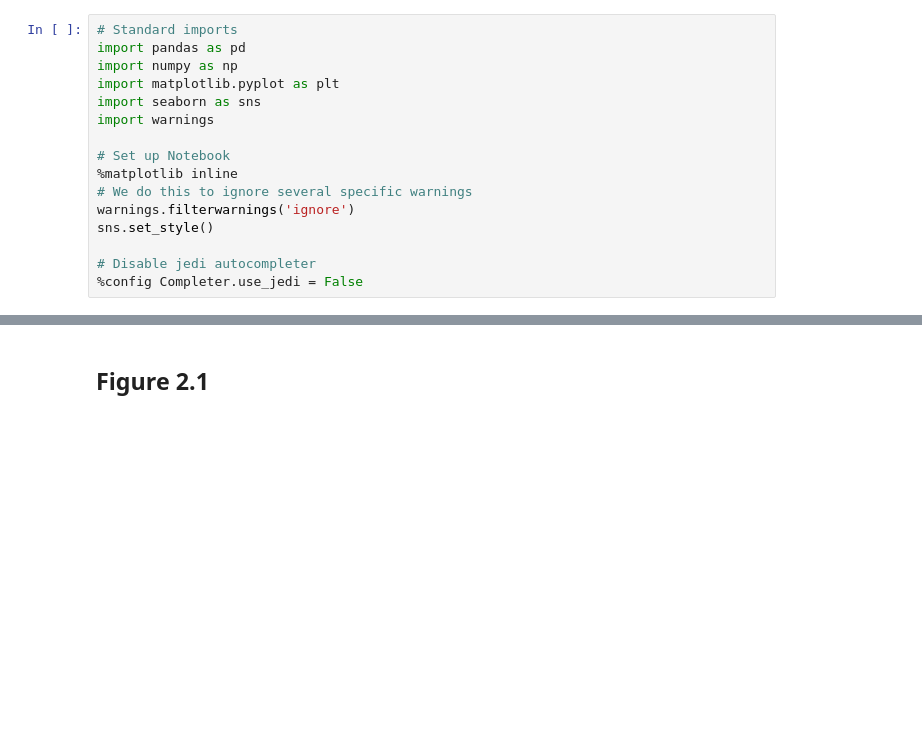
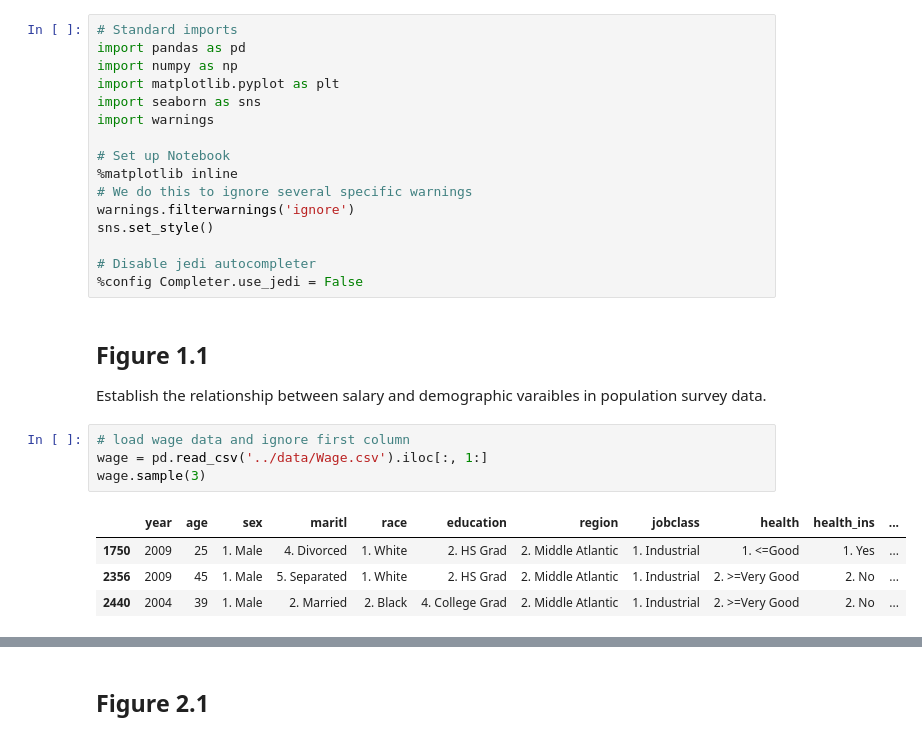
Before and after one commit to skacem/An-Introduction-to-Statistical-Learning, a Jupyter notebook: Chapter_1_and_2/Figures_and_Examples.ipynb, the cells around one changed output, grey strips where cells are left out. Cells and saved outputs as stored; diff of their text form; blank space fills up the shorter version.

```diff
--- a/Chapter_1_and_2/Figures_and_Examples.ipynb
+++ b/Chapter_1_and_2/Figures_and_Examples.ipynb
@@ -14,3 +14,16 @@ sns.set_style()
 
 # Disable jedi autocompleter
 %config Completer.use_jedi = False
+# %% [markdown]
+## Figure 1.1
+
+Establish the relationship between salary and demographic varaibles in population survey data.
+# %%
+# load wage data and ignore first column
+wage = pd.read_csv('../data/Wage.csv').iloc[:, 1:]
+wage.sample(3)
+# %% [output]
+|  | year | age | sex | maritl | race | education | region | jobclass | health | health_ins | ... |
+| 1750 | 2009 | 25 | 1. Male | 4. Divorced | 1. White | 2. HS Grad | 2. Middle Atlantic | 1. Industrial | 1. <=Good | 1. Yes | ... |
+| 2356 | 2009 | 45 | 1. Male | 5. Separated | 1. White | 2. HS Grad | 2. Middle Atlantic | 1. Industrial | 2. >=Very Good | 2. No | ... |
+| 2440 | 2004 | 39 | 1. Male | 2. Married | 2. Black | 4. College Grad | 2. Middle Atlantic | 1. Industrial | 2. >=Very Good | 2. No | ... |
```
Also changed, not shown: parts of 4 cells of this notebook.
